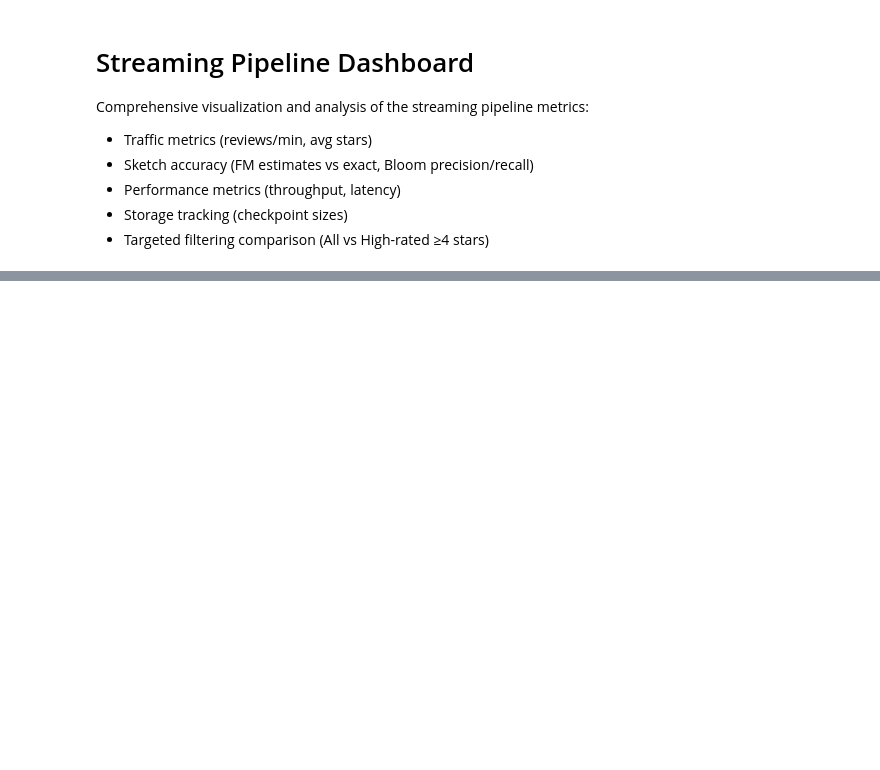
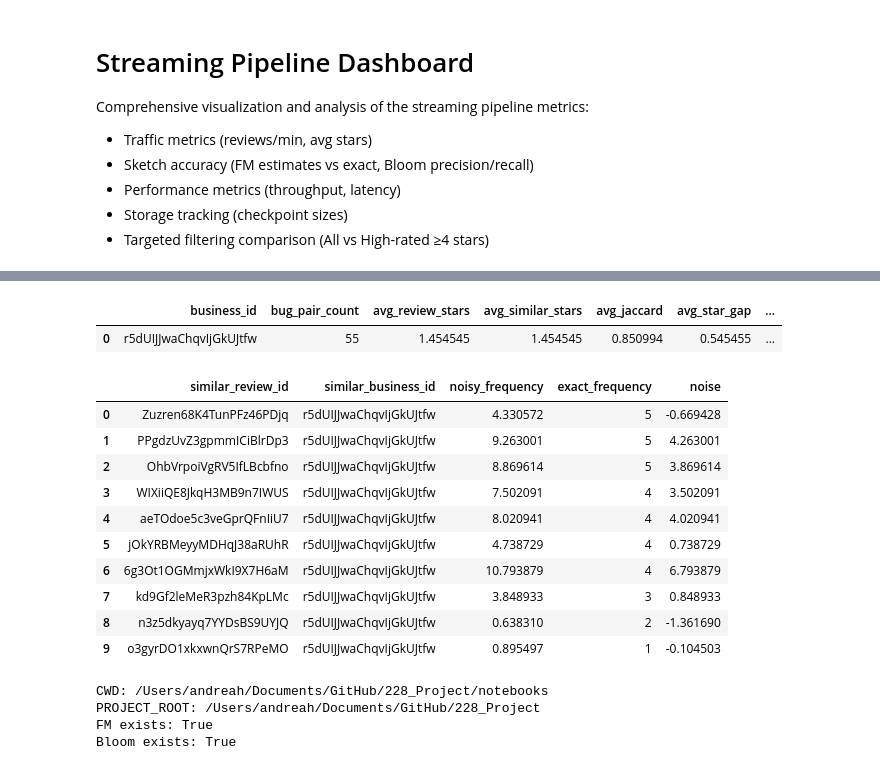
Before and after one commit to andreahcruz/228_Project, a Jupyter notebook: notebooks/03_analyze.ipynb, the cells around one changed output, grey strips where cells are left out. Saved outputs shown, nothing was run; the diff lists cells and outputs as text; code cells hidden in the pictures; blank space fills up the shorter version.

```diff
--- a/notebooks/03_analyze.ipynb
+++ b/notebooks/03_analyze.ipynb
@@ -573,0 +698,74 @@ if bloom_accuracy_all is not None and len(bloom_accuracy_all) > 0:
+# %%
+import pandas as pd
+from pathlib import Path
+
+bug_dir = Path("/Users/andreah/Documents/GitHub/228_Project/delta/dup_lsh_bug_summary")
+files = sorted(bug_dir.glob("*.parquet"))
+if files:
+    bug_df = pd.concat(pd.read_parquet(p) for p in files[-5:])
+    display(bug_df.sort_values("bug_pair_count", ascending=False).head(10))
+else:
+    print("No bug summary rows yet.")
+# %% [output]
+|  | business_id | bug_pair_count | avg_review_stars | avg_similar_stars | avg_jaccard | avg_star_gap | ... |
+| 0 | r5dUIJJwaChqvIjGkUJtfw | 55 | 1.454545 | 1.454545 | 0.850994 | 0.545455 | ... |
+# %%
+from pathlib import Path
+import pandas as pd
+
+root = Path("/Users/andreah/Documents/GitHub/228_Project")
+
+raw_files = sorted((root / "delta/dup_lsh_raw").glob("*.parquet"))
+dp_files = sorted((root / "delta/dup_lsh_dp").glob("*.parquet"))
+
+if not raw_files or not dp_files:
+    print("Need dup_lsh_raw and dup_lsh_dp first (run sketch_lsh_dp.py).")
+else:
+    raw_df = pd.concat(pd.read_parquet(p) for p in raw_files[-5:])
+    dp_df = pd.concat(pd.read_parquet(p) for p in dp_files[-5:])
+
+    # exact (pre‑DP) counts from raw pairs
+    exact_counts = (
+        raw_df.groupby(["similar_review_id", "similar_business_id"])
+              .size()
+              .reset_index(name="exact_frequency")
+    )
+
+    # join with DP table to see noisy vs exact
+    compare = (
+        dp_df[["similar_review_id", "similar_business_id", "noisy_frequency"]]
+        .drop_duplicates()
+        .merge(exact_counts,
+               on=["similar_review_id", "similar_business_id"],
+               how="left")
+    )
+    compare["noise"] = compare["noisy_frequency"] - compare["exact_frequency"]
+    display(compare.sort_values("exact_frequency", ascending=False))
+# %% [output]
+|  | similar_review_id | similar_business_id | noisy_frequency | exact_frequency | noise |
+| 0 | Zuzren68K4TunPFz46PDjq | r5dUIJJwaChqvIjGkUJtfw | 4.330572 | 5 | -0.669428 |
+| 1 | PPgdzUvZ3gpmmICiBlrDp3 | r5dUIJJwaChqvIjGkUJtfw | 9.263001 | 5 | 4.263001 |
+| 2 | OhbVrpoiVgRV5IfLBcbfno | r5dUIJJwaChqvIjGkUJtfw | 8.869614 | 5 | 3.869614 |
+| 3 | WIXiiQE8JkqH3MB9n7IWUS | r5dUIJJwaChqvIjGkUJtfw | 7.502091 | 4 | 3.502091 |
+| 4 | aeTOdoe5c3veGprQFnIiU7 | r5dUIJJwaChqvIjGkUJtfw | 8.020941 | 4 | 4.020941 |
+| 5 | jOkYRBMeyyMDHqJ38aRUhR | r5dUIJJwaChqvIjGkUJtfw | 4.738729 | 4 | 0.738729 |
+| 6 | 6g3Ot1OGMmjxWkI9X7H6aM | r5dUIJJwaChqvIjGkUJtfw | 10.793879 | 4 | 6.793879 |
+| 7 | kd9Gf2leMeR3pzh84KpLMc | r5dUIJJwaChqvIjGkUJtfw | 3.848933 | 3 | 0.848933 |
+| 8 | n3z5dkyayq7YYDsBS9UYJQ | r5dUIJJwaChqvIjGkUJtfw | 0.638310 | 2 | -1.361690 |
+| 9 | o3gyrDO1xkxwnQrS7RPeMO | r5dUIJJwaChqvIjGkUJtfw | 0.895497 | 1 | -0.104503 |
+# %%
+from pathlib import Path
+import pandas as pd
+
+print("CWD:", Path.cwd())
+print("PROJECT_ROOT:", PROJECT_ROOT)
+print("FM exists:", (PROJECT_ROOT / "delta" / "accuracy_fm_summary").exists())
+print("Bloom exists:", (PROJECT_ROOT / "delta" / "accuracy_bloom_summary").exists())
+
+fm_debug = pd.read_parquet(PROJECT_ROOT / "delta" / "accuracy_fm_summary")
+bloom_debug = pd.read_parquet(PROJECT_ROOT / "delta" / "accuracy_bloom_summary")
+# %% [output]
+CWD: /Users/andreah/Documents/GitHub/228_Project/notebooks
+PROJECT_ROOT: /Users/andreah/Documents/GitHub/228_Project
+FM exists: True
+Bloom exists: True
```
Also changed, not shown: parts of 8 cells of this notebook, 3 other files.
